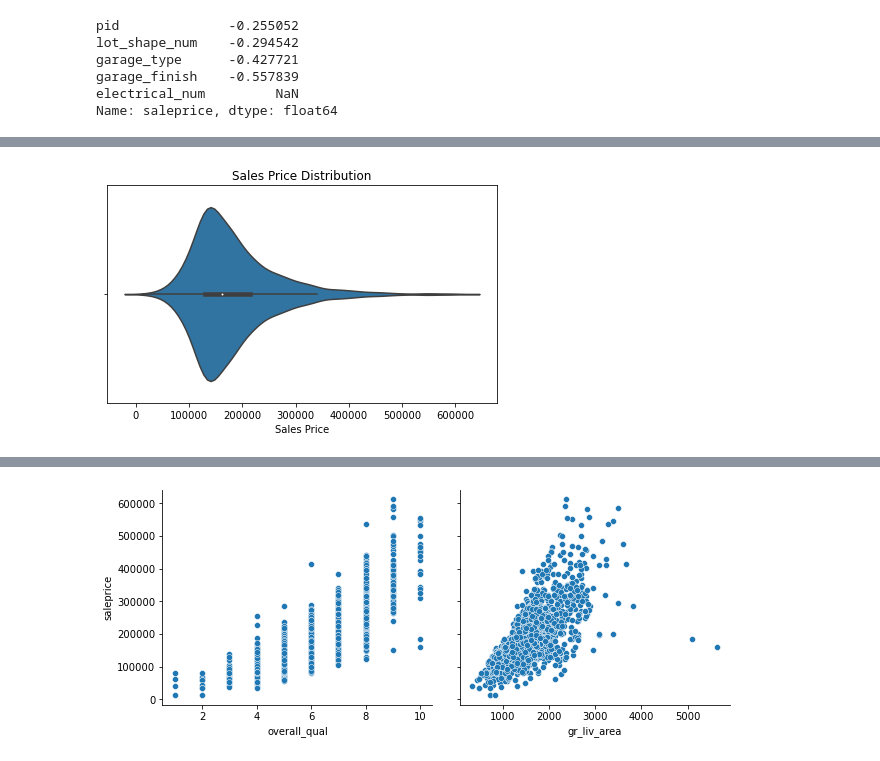
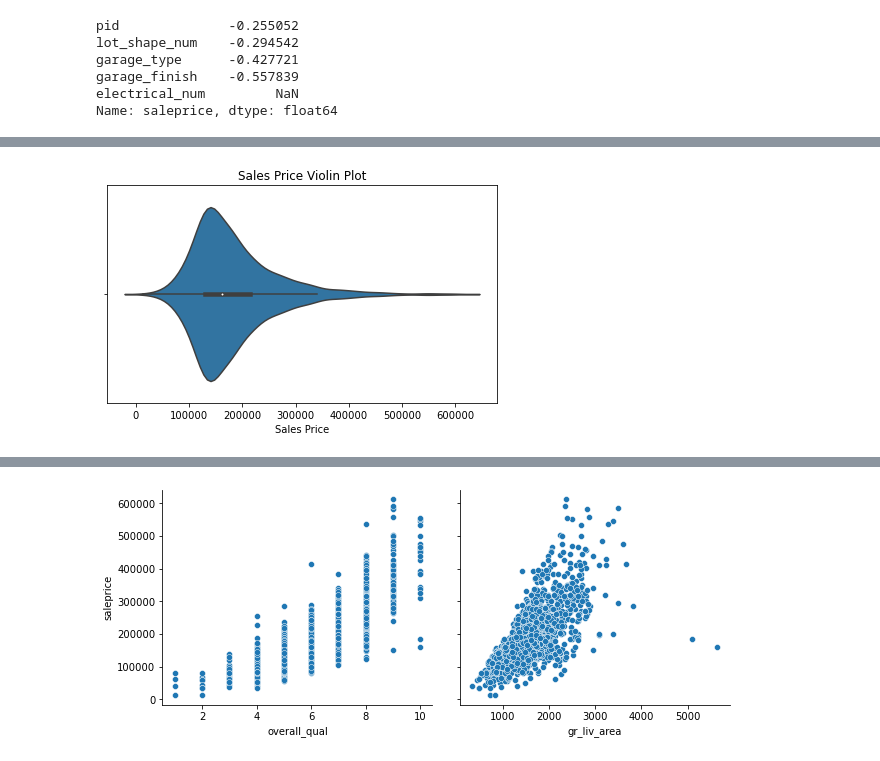
Before and after one commit to dancosta154/Ames_Housing_Regression, a Jupyter notebook: Model Submissions/08_Model_leaderboard.ipynb, the cells around one changed output, grey strips where cells are left out. Saved outputs shown, nothing was run; the diff lists cells and outputs as text; code cells hidden in the pictures.

```diff
--- a/best model/Model_Eight_log.ipynb
+++ b/Model Submissions/08_Model_leaderboard.ipynb
@@ -22,6 +17,6 @@ modelnum = 'eight_log'
 # %%
 # read in Training csv
-df = pd.read_csv('../../datasets/train.csv')
+df = pd.read_csv('../datasets/train.csv')
 df = df.reindex(sorted(df.columns), axis=1)
 df.head()
 # %% [output]
@@ -228,3 +219,0 @@ df_test['total_bsmt_sf'] = df_test['total_bsmt_sf'].fillna(df_test['total_bsmt_s
-# %%
-df_test = df_test.reindex(sorted(df_test.columns), axis=1)
-df = df.reindex(sorted(df.columns), axis=1)
@@ -299,11 +268,11 @@ sns.boxplot(x = df['saleprice']).set(title = 'Sales Price ');
 # %%
-# A similar but different view of that distribution
+# Sales Price distribution
 
 # Sales Price & Boxplot Distribution
 plt.figure(figsize=(7,4))
 sns.violinplot(x=df['saleprice'])
-plt.title('Sales Price Distribution')
+plt.title('Sales Price Violin Plot')
 plt.xlabel('Sales Price')
-plt.savefig("../../graphics/salesprice_distribution.jpg", bbox_inches="tight", dpi=100); #save as jpg;
+plt.savefig("../graphics/salesprice_distribution.jpg", bbox_inches="tight", dpi=100); #save as jpg;
 # %% [output]
-[figure, old version]
+[figure, new version]
```
Also changed, not shown: parts of 39 cells of this notebook, 7 other files.
